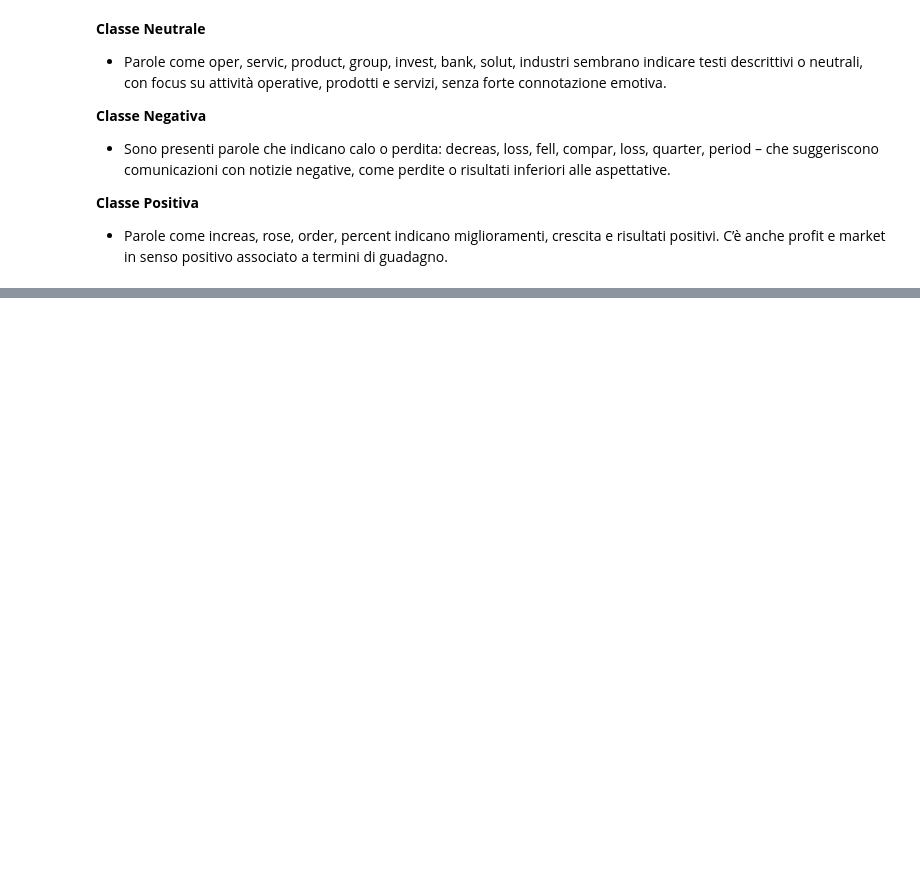
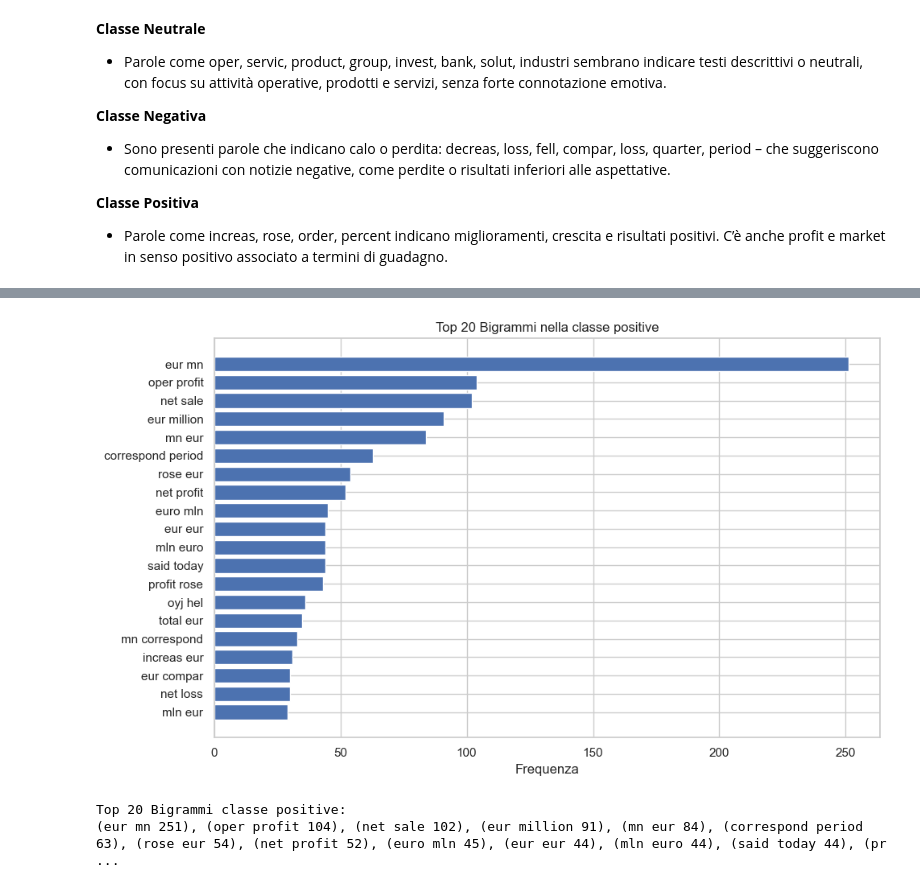
Before and after one commit to IreneGaita/FinSent, a Jupyter notebook: airflow/notebooks/03.eda_preprocessing.ipynb, the cells around one changed output, grey strips where cells are left out. Drawn from its saved outputs; the diff is of its cells as text; code cells hidden in the pictures; blank space fills up the shorter version.

```diff
--- a/airflow/notebooks/03.eda_preprocessing.ipynb
+++ b/airflow/notebooks/03.eda_preprocessing.ipynb
@@ -254,0 +299,6 @@ for label in df['label'].unique():
+# %%
+plot_bigram('positive')
+# %% [output]
+[figure, added]
+Top 20 Bigrammi classe positive:
+(eur mn 251), (oper profit 104), (net sale 102), (eur million 91), (mn eur 84), (correspond period 63), (rose eur 54), (net profit 52), (euro mln 45), (eur eur 44), (mln euro 44), (said today 44), (pr ...
```
Also changed, not shown: parts of 10 cells of this notebook, 3 other files.
